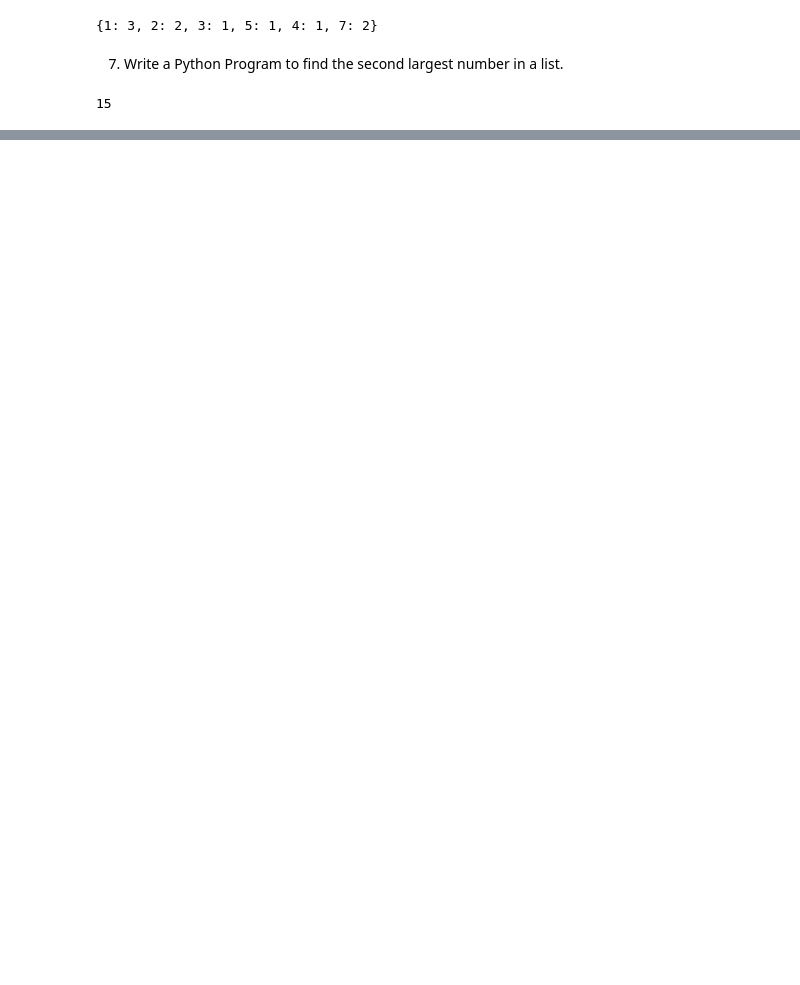
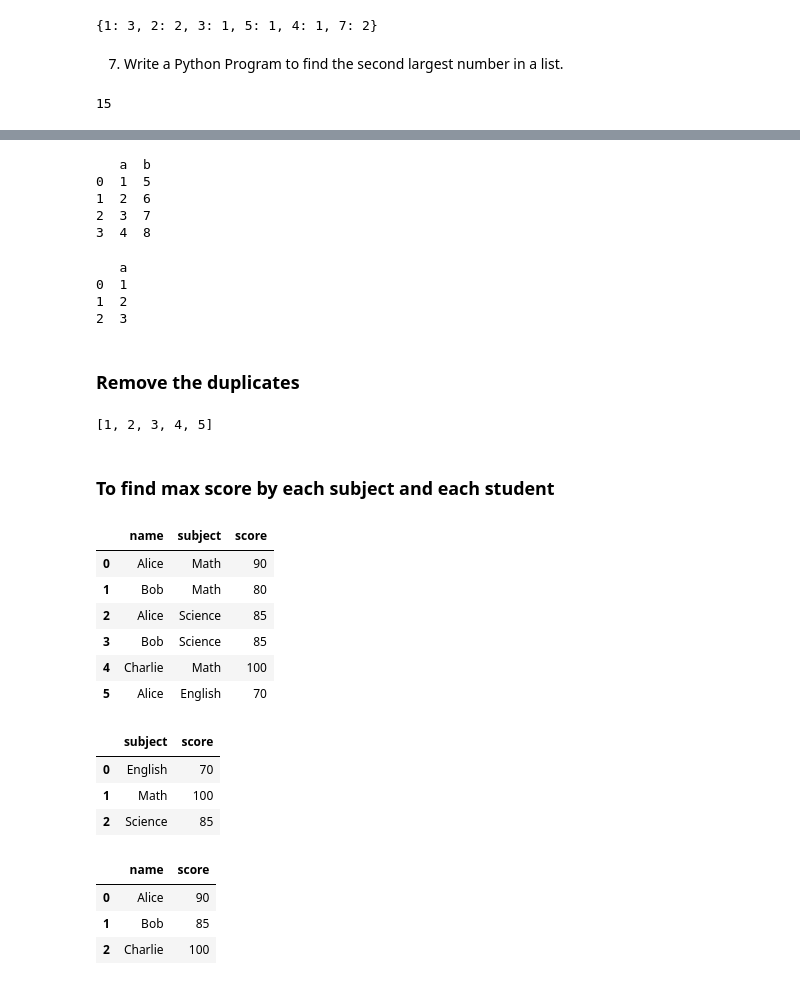
Before and after one commit to Karthikraja131/Data-Science-AI-Engineer-Interview-, a Jupyter notebook: Interview_programes.ipynb, the cells around one changed output, grey strips where cells are left out. Drawn from its saved outputs; the diff is of its cells as text; code cells hidden in the pictures; blank space fills up the shorter version.

```diff
--- a/Interview_programes.ipynb
+++ b/Interview_programes.ipynb
@@ -217,0 +503,73 @@ karthi raja
+# %%
+import pandas as pd
+data = {'a':[1,2,3,4], 'b':[5,6,7,8]}
+df = pd.DataFrame(data)
+print(df)
+# %% [output]
+   a  b
+0  1  5
+1  2  6
+2  3  7
+3  4  8
+# %%
+import pandas as pd
+
+list1 = [1,2,3]
+list2 = [4,5,6]
+
+df = pd.DataFrame( list1, columns =['a'])
+print(df)
+# %% [output]
+   a
+0  1
+1  2
+2  3
+# %% [markdown]
+###  Remove the duplicates
+# %%
+list = [1,2,3,3,2,4,5]
+unique = []
+for i in list:
+    if i not in unique:
+        unique.append(i)
+print(unique)
+# %% [output]
+[1, 2, 3, 4, 5]
+# %% [markdown]
+### To find max score by each subject and each student
+# %%
+import pandas as pd
+df = pd.DataFrame({
+    'name': ['Alice', 'Bob', 'Alice', 'Bob', 'Charlie', 'Alice'],
+    'subject': ['Math', 'Math', 'Science', 'Science', 'Math', 'English'],
+    'score':[90, 80, 85, 85, 100, 70]
+
+})
+df
+# %% [output]
+|  | name | subject | score |
+| 0 | Alice | Math | 90 |
+| 1 | Bob | Math | 80 |
+| 2 | Alice | Science | 85 |
+| 3 | Bob | Science | 85 |
+| 4 | Charlie | Math | 100 |
+| 5 | Alice | English | 70 |
+# %%
+#1. Max Score by Subject
+
+max_score = df.groupby(['subject'])['score'].max().reset_index()
+max_score
+# %% [output]
+|  | subject | score |
+| 0 | English | 70 |
+| 1 | Math | 100 |
+| 2 | Science | 85 |
+# %%
+#2. Max Score by Student
+max_score_student = df.groupby(['name'])['score'].max().reset_index()
+max_score_student
+# %% [output]
+|  | name | score |
+| 0 | Alice | 90 |
+| 1 | Bob | 85 |
+| 2 | Charlie | 100 |
```
Also changed, not shown: parts of 53 cells of this notebook.
